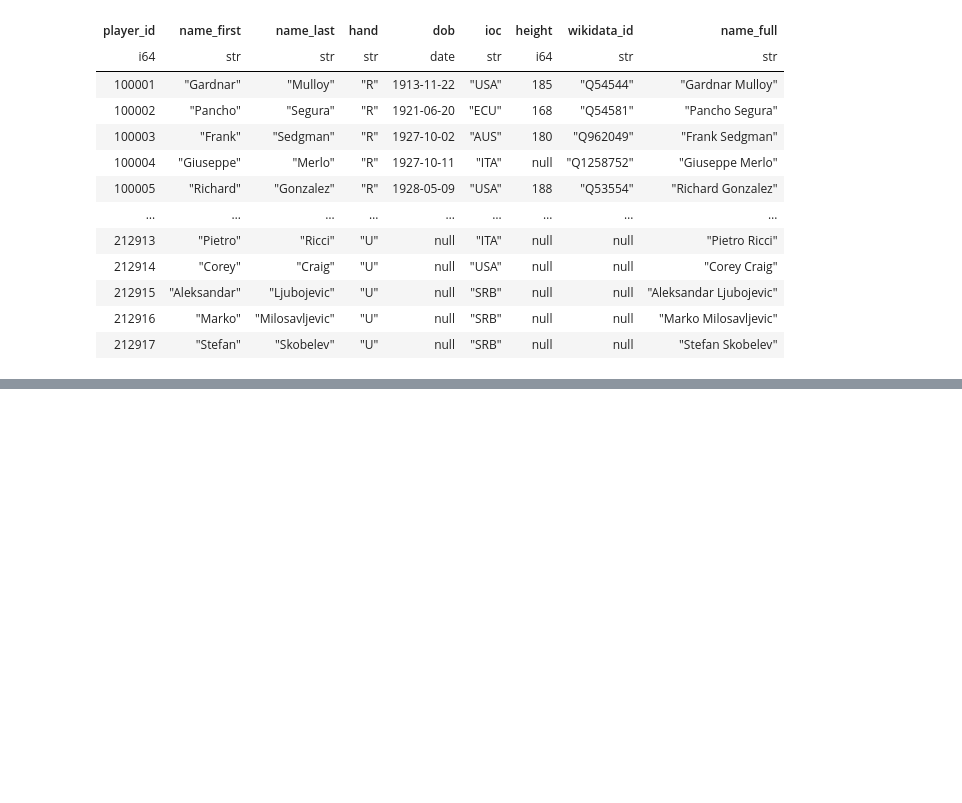
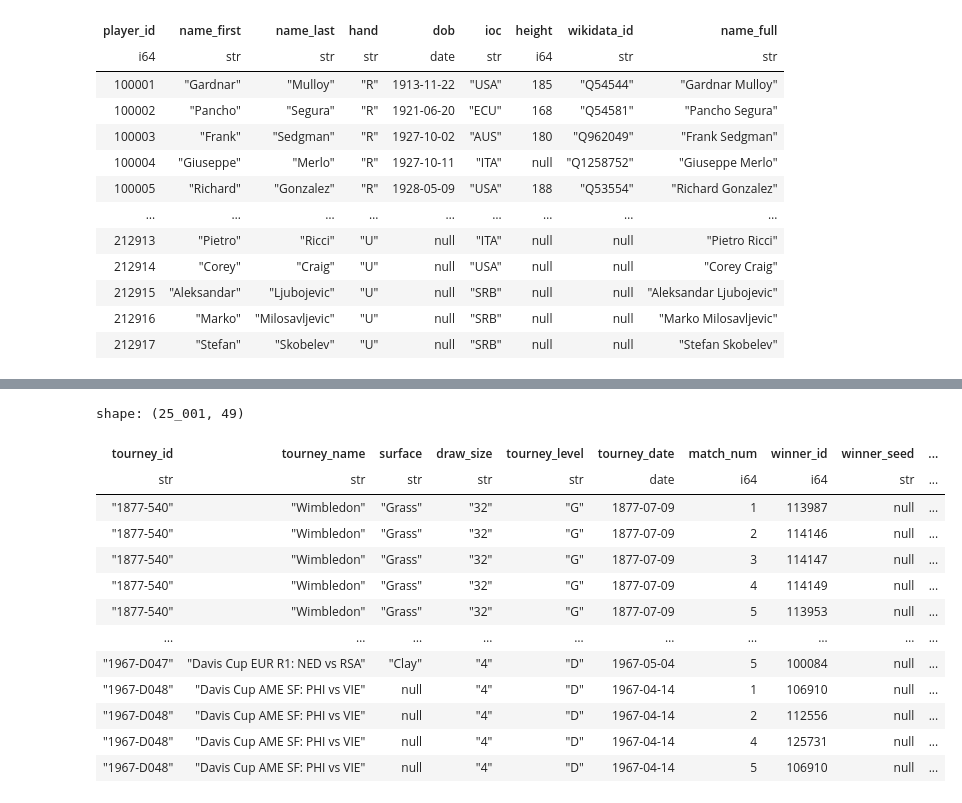
Before and after one commit to lebondon/Tennis_data_study, a Jupyter notebook: EDA_tennis.ipynb, the cells around one changed output, grey strips where cells are left out. Cells and saved outputs as stored; diff of their text form; code cells hidden in the pictures; blank space fills up the shorter version.

```diff
--- a/EDA_tennis.ipynb
+++ b/EDA_tennis.ipynb
@@ -72,3 +72,20 @@ shape: (193_337, 49)
 | "2024-M-DC-2024-WG2-PO-VIE-RSA-… | "Davis Cup WG2 PO: VIE vs RSA" | "Hard" | 4 | "D" | 2024-02-02 | 2 | 144748 | null | ... |
 | "2024-M-DC-2024-WG2-PO-VIE-RSA-… | "Davis Cup WG2 PO: VIE vs RSA" | "Hard" | 4 | "D" | 2024-02-02 | 4 | 122533 | null | ... |
 | "2024-M-DC-2024-WG2-PO-VIE-RSA-… | "Davis Cup WG2 PO: VIE vs RSA" | "Hard" | 4 | "D" | 2024-02-02 | 5 | 202475 | null | ... |
+# %%
+import_matches_amateurs_atp(write_parquet=True)
+# %% [output]
+shape: (25_001, 49)
+| tourney_id | tourney_name | surface | draw_size | tourney_level | tourney_date | match_num | winner_id | winner_seed | ... |
+| str | str | str | str | str | date | i64 | i64 | str | ... |
+| "1877-540" | "Wimbledon" | "Grass" | "32" | "G" | 1877-07-09 | 1 | 113987 | null | ... |
+| "1877-540" | "Wimbledon" | "Grass" | "32" | "G" | 1877-07-09 | 2 | 114146 | null | ... |
+| "1877-540" | "Wimbledon" | "Grass" | "32" | "G" | 1877-07-09 | 3 | 114147 | null | ... |
+| "1877-540" | "Wimbledon" | "Grass" | "32" | "G" | 1877-07-09 | 4 | 114149 | null | ... |
+| "1877-540" | "Wimbledon" | "Grass" | "32" | "G" | 1877-07-09 | 5 | 113953 | null | ... |
+| … | … | … | … | … | … | … | … | … | ... |
+| "1967-D047" | "Davis Cup EUR R1: NED vs RSA" | "Clay" | "4" | "D" | 1967-05-04 | 5 | 100084 | null | ... |
+| "1967-D048" | "Davis Cup AME SF: PHI vs VIE" | null | "4" | "D" | 1967-04-14 | 1 | 106910 | null | ... |
+| "1967-D048" | "Davis Cup AME SF: PHI vs VIE" | null | "4" | "D" | 1967-04-14 | 2 | 112556 | null | ... |
+| "1967-D048" | "Davis Cup AME SF: PHI vs VIE" | null | "4" | "D" | 1967-04-14 | 4 | 125731 | null | ... |
+| "1967-D048" | "Davis Cup AME SF: PHI vs VIE" | null | "4" | "D" | 1967-04-14 | 5 | 106910 | null | ... |
```
Also changed, not shown: 3 other files.
